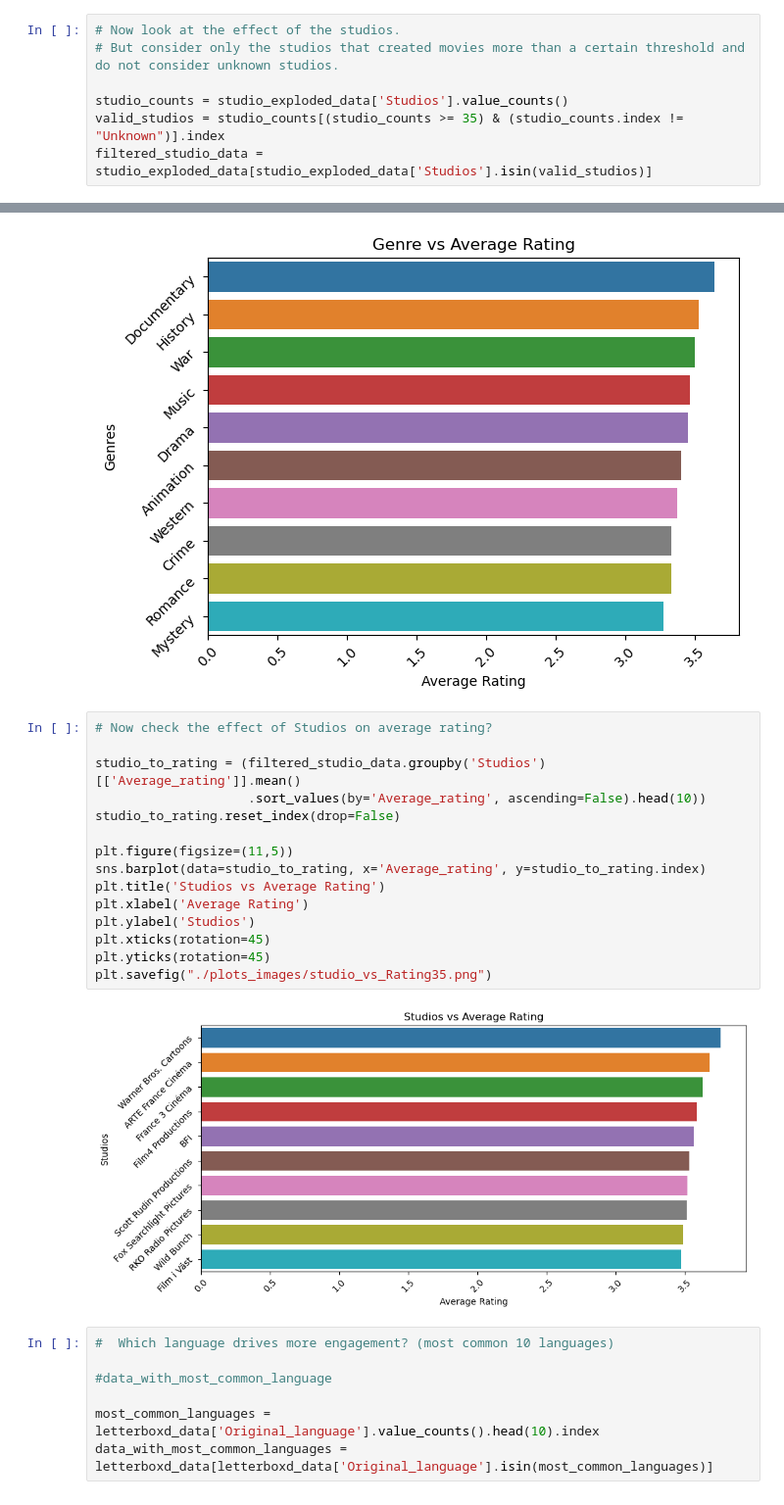
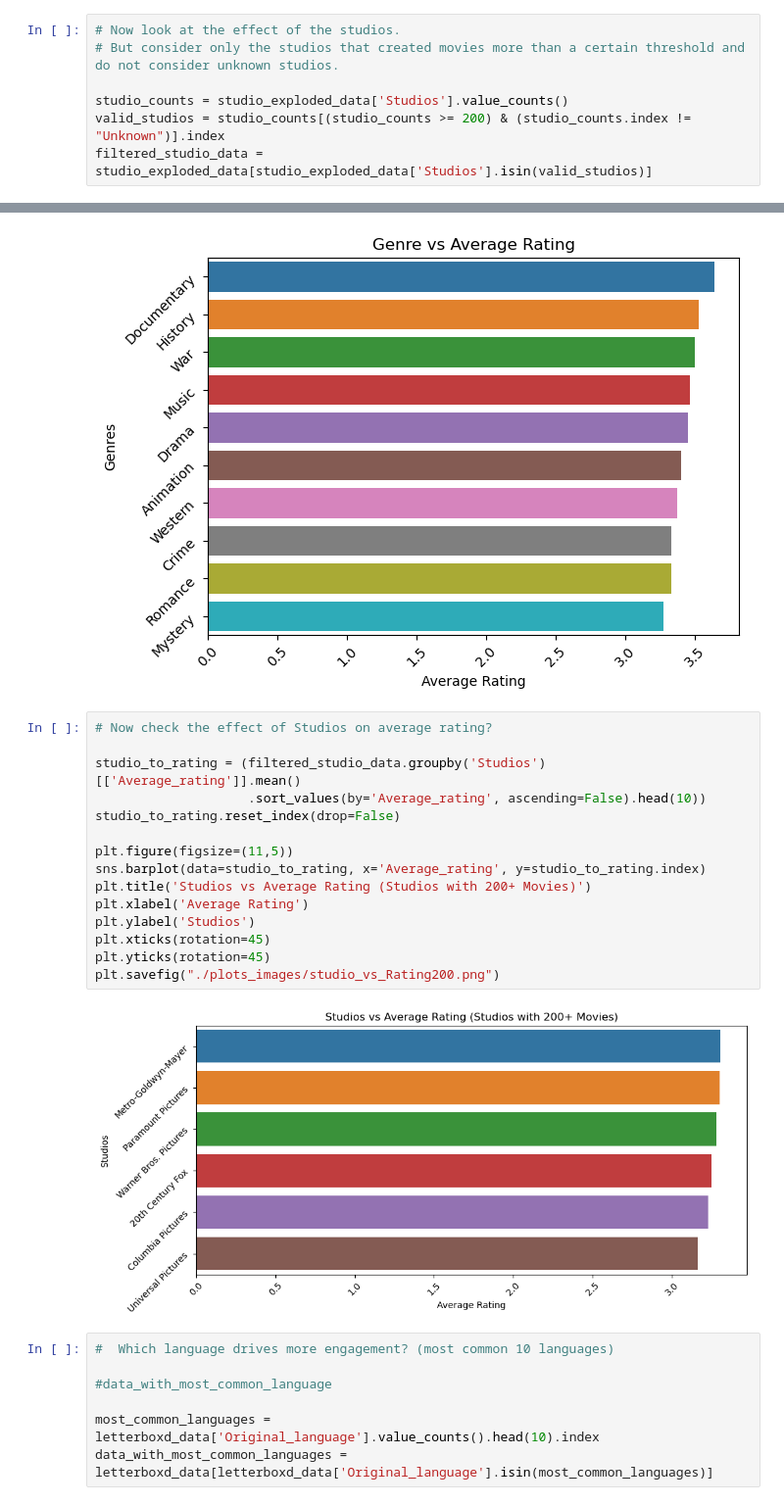
Before and after one commit to ali-dmr/letterboxd-data-analysis, a Jupyter notebook: Letterboxd_Data_Analysis.ipynb, the cells around one changed output, grey strips where cells are left out. Shown: that part at 98% size. Saved outputs shown, nothing was run; the diff lists cells and outputs as text.

```diff
--- a/Letterboxd_Data_Analysis.ipynb
+++ b/Letterboxd_Data_Analysis.ipynb
@@ -184,7 +176,7 @@ plt.xticks(rotation=45)
 # But consider only the studios that created movies more than a certain threshold and do not consider unknown studios.
 
 studio_counts = studio_exploded_data['Studios'].value_counts()
-valid_studios = studio_counts[(studio_counts >= 35) & (studio_counts.index != "Unknown")].index
+valid_studios = studio_counts[(studio_counts >= 200) & (studio_counts.index != "Unknown")].index
 filtered_studio_data = studio_exploded_data[studio_exploded_data['Studios'].isin(valid_studios)]
 # %%
 studio_to_engagement = filtered_studio_data.groupby('Studios')[['engagement_score']].mean().sort_values(by='engagement_score', ascending=False).head(10)
@@ -243,20 +231,20 @@ plt.yticks(rotation=45)
 # %%
 # Now check the effect of Studios on average rating?
 
 studio_to_rating = (filtered_studio_data.groupby('Studios')[['Average_rating']].mean()
                     .sort_values(by='Average_rating', ascending=False).head(10))
 studio_to_rating.reset_index(drop=False)
 
 plt.figure(figsize=(11,5))
 sns.barplot(data=studio_to_rating, x='Average_rating', y=studio_to_rating.index)
-plt.title('Studios vs Average Rating')
+plt.title('Studios vs Average Rating (Studios with 200+ Movies)')
 plt.xlabel('Average Rating')
 plt.ylabel('Studios')
 plt.xticks(rotation=45)
 plt.yticks(rotation=45)
-plt.savefig("./plots_images/studio_vs_Rating35.png")
+plt.savefig("./plots_images/studio_vs_Rating200.png")
 # %% [output]
-[figure, old version]
+[figure, new version]
 # %%
 #  Which language drives more engagement? (most common 10 languages)
 
```
Also changed, not shown: parts of 7 cells of this notebook, 9 other files.
